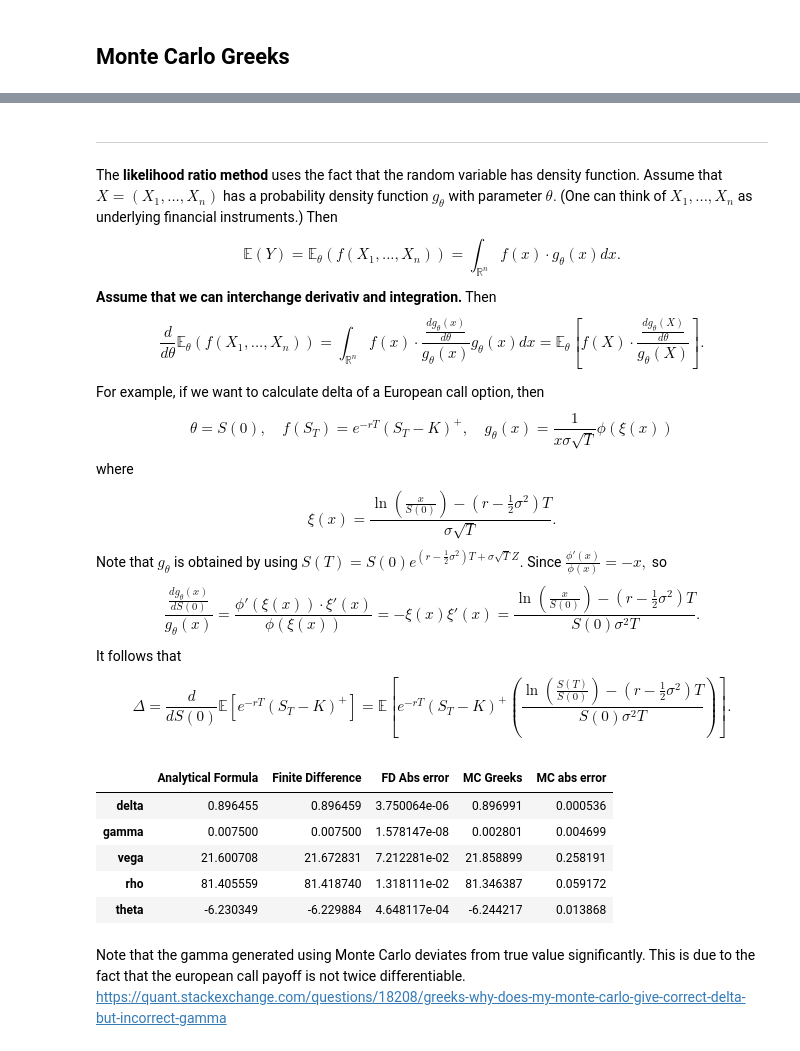
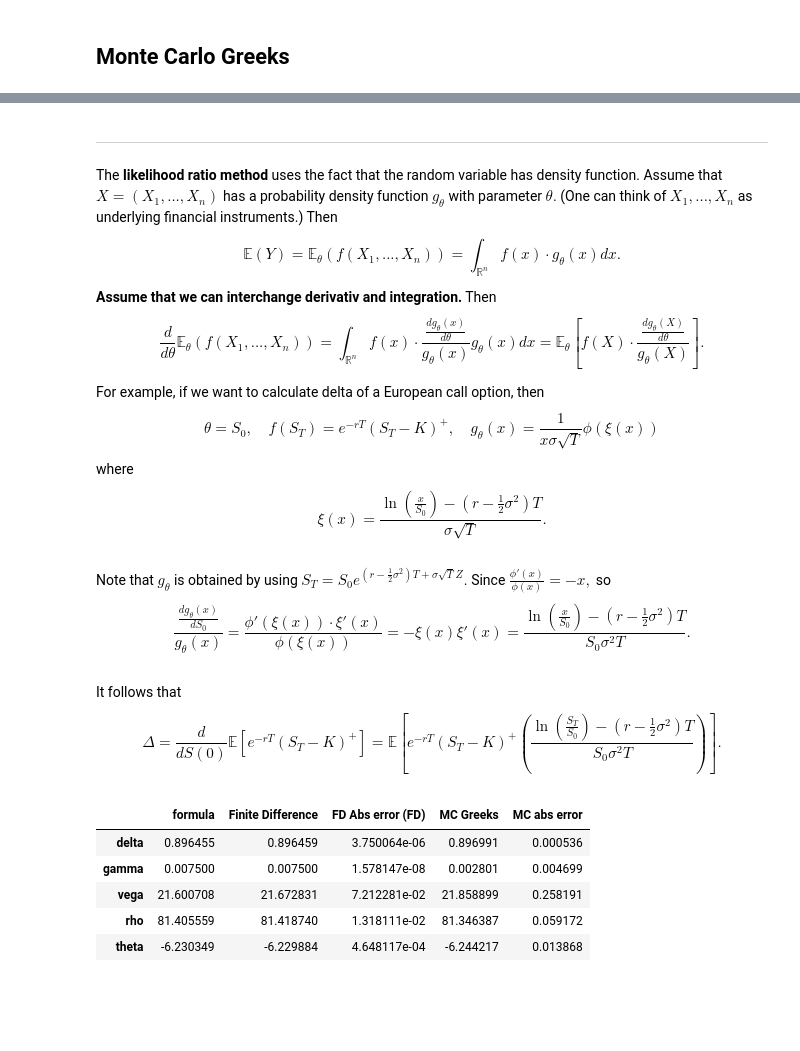
Before and after one commit to hongwai1920/Implement-Option-Pricing-Model-using-Python, a Jupyter notebook: 2. Vanilla Greeks using finite difference, pathwise derivative estimate and likelihood ratio methods.ipynb, the cells around one changed output, grey strips where cells are left out. Cells and saved outputs as stored; diff of their text form; code cells hidden in the pictures; blank space fills up the shorter version.

```diff
--- a/2. Vanilla Greeks using finite difference, pathwise derivative estimate and likelihood ratio methods.ipynb
+++ b/2. Vanilla Greeks using finite difference, pathwise derivative estimate and likelihood ratio methods.ipynb
@@ -330,21 +372,21 @@ Then
 $$\frac{d}{d\theta}\mathbb{E}_\theta(f(X_1,...,X_n)) = \int_{\mathbb{R}^n }f(x)\cdot \frac{ \frac{d g_\theta(x)}{d\theta} }{g_\theta(x)} g_\theta(x) dx = \mathbb{E}_\theta \left[ f(X) \cdot  \frac{ \frac{d g_\theta(X)}{d\theta} }{g_\theta(X)} \right].$$
 
 For example, if we want to calculate delta of a European call option, then
-$$\theta = S(0), \quad f(S_T) = e^{-rT} (S_T-K)^+, \quad g_\theta(x) = \frac{1}{x\sigma\sqrt{T}} \phi(\xi(x))$$
+$$\theta = S_0, \quad f(S_T) = e^{-rT} (S_T-K)^+, \quad g_\theta(x) = \frac{1}{x\sigma\sqrt{T}} \phi(\xi(x))$$
 where
-$$\xi(x) = \frac{ \ln \left( \frac{x}{S(0)} \right) - (r - \frac{1}{2}\sigma^2)T }{\sigma\sqrt{T}}.$$
-Note that $g_\theta$ is obtained by using $S(T) = S(0) e^{ (r - \frac{1}{2}\sigma^2)T + \sigma \sqrt{T} Z }.$
-Since $\frac{\phi'(x)}{\phi(x)} = -x,$ so
-$$ \frac{\frac{d g_\theta(x)}{d S(0)}}{g_\theta(x)} = \frac{\phi'(\xi(x))\cdot \xi'(x)}{\phi(\xi(x))} = -\xi(x) \xi'(x) = \frac{ \ln \left( \frac{x}{S(0)} \right) - (r - \frac{1}{2}\sigma^2)T }{ S(0)\sigma^2 T} .$$
-It follows that
-$$\Delta = \frac{d}{d S(0)}\mathbb{E} [e^{-rT} (S_T-K)^+] = \mathbb{E} \left[ e^{-rT}(S_T-K)^+ \left( \frac{ \ln \left( \frac{S(T)}{S(0)} \right) - (r - \frac{1}{2}\sigma^2)T }{ S(0)\sigma^2 T} \right)   \right].$$
+$$\xi(x) = \frac{ \ln \left( \frac{x}{S_0} \right) - (r - \frac{1}{2}\sigma^2)T }{\sigma\sqrt{T}}.$$
+# %% [markdown]
+Note that $g_\theta$ is obtained by using $S_T = S_0 e^{ (r - \frac{1}{2}\sigma^2)T + \sigma \sqrt{T} Z }.$
+Since $\frac{\phi'(x)}{\phi(x)} = -x,$ so
+$$ \frac{\frac{d g_\theta(x)}{d S_0}}{g_\theta(x)} = \frac{\phi'(\xi(x))\cdot \xi'(x)}{\phi(\xi(x))} = -\xi(x) \xi'(x) = \frac{ \ln \left( \frac{x}{S_0} \right) - (r - \frac{1}{2}\sigma^2)T }{ S_0\sigma^2 T} .$$
+# %% [markdown]
+It follows that
+$$\Delta = \frac{d}{d S(0)}\mathbb{E} [e^{-rT} (S_T-K)^+] = \mathbb{E} \left[ e^{-rT}(S_T-K)^+ \left( \frac{ \ln \left( \frac{S_T}{S_0} \right) - (r - \frac{1}{2}\sigma^2)T }{ S_0\sigma^2 T} \right)   \right].$$
 # %%
 # (ii)
 
 e = 0.001
 
-
-option_type = 'European call'
 S0 = 120
 K = 100
 r = 0.05
@@ -355,30 +397,45 @@ T = 1
 num_steps = 100
 num_paths = 17
 
+# apply Monte Carlo to approximate european call's greeks
+BS_mc_S_c = lambda x: black_scholes_monte_carlo_pricer('European call', S0 + x, K, r, d, sigma, T, num_steps, num_paths, False, 0)
+BS_mc_r_c = lambda x: black_scholes_monte_carlo_pricer('European call', S0, K, r + x, d, sigma, T, num_steps, num_paths, False, 0)
+BS_mc_vol_c = lambda x: black_scholes_monte_carlo_pricer('European call', S0, K, r, d, sigma + x, T, num_steps, num_paths, False, 0)
+BS_mc_T_c = lambda x: - black_scholes_monte_carlo_pricer('European call', S0, K, r, d, sigma, T + x, num_steps, num_paths, False, 0)
 
-BS_mc_S = lambda x: black_scholes_monte_carlo_pricer(option_type, S0 + x, K, r, d, sigma, T, num_steps, num_paths, False, 0)
-BS_mc_r = lambda x: black_scholes_monte_carlo_pricer(option_type, S0, K, r + x, d, sigma, T, num_steps, num_paths, False, 0)
-BS_mc_vol = lambda x: black_scholes_monte_carlo_pricer(option_type, S0, K, r, d, sigma + x, T, num_steps, num_paths, False, 0)
-BS_mc_T = lambda x: - black_scholes_monte_carlo_pricer(option_type, S0, K, r, d, sigma, T + x, num_steps, num_paths, False, 0)
+delta_mc_c = finite_difference(BS_mc_S_c, e)
+gamma_mc_c = finite_difference(BS_mc_S_c, e, True)
+vega_mc_c = finite_difference(BS_mc_vol_c, e)
+rho_mc_c = finite_difference(BS_mc_r_c, e)
+theta_mc_c = finite_difference(BS_mc_T_c, e)
 
-delta_mc = finite_difference(BS_mc_S, e)
-gamma_mc = finite_difference(BS_mc_S, e, True)
-vega_mc = finite_difference(BS_mc_vol, e)
-rho_mc = finite_difference(BS_mc_r, e)
-theta_mc = finite_difference(BS_mc_T, e)
+greeks_mc_c = [delta_mc_c, gamma_mc_c, vega_mc_c, rho_mc_c, theta_mc_c]
 
-greeks_mc = [delta_mc, gamma_mc, vega_mc, rho_mc, theta_mc]
+call_greeks['MC Greeks'] = greeks_mc_c
+call_greeks['MC abs error'] = np.abs(call_greeks.iloc[:, 0] - call_greeks.iloc[:,3])
 
-df['MC Greeks'] = greeks_mc
-df['MC abs error'] = np.abs(df.iloc[:, 0] - df.iloc[:,3])
+# apply Monte Carlo to approximate european put's greeks
+BS_mc_S_p = lambda x: black_scholes_monte_carlo_pricer('European put', S0 + x, K, r, d, sigma, T, num_steps, num_paths, False, 0)
+BS_mc_r_p = lambda x: black_scholes_monte_carlo_pricer('European put', S0, K, r + x, d, sigma, T, num_steps, num_paths, False, 0)
+BS_mc_vol_p = lambda x: black_scholes_monte_carlo_pricer('European put', S0, K, r, d, sigma + x, T, num_steps, num_paths, False, 0)
+BS_mc_T_p = lambda x: - black_scholes_monte_carlo_pricer('European put', S0, K, r, d, sigma, T + x, num_steps, num_paths, False, 0)
 
-df
+delta_mc_p = finite_difference(BS_mc_S_p, e)
+gamma_mc_p = finite_difference(BS_mc_S_p, e, True)
+vega_mc_p = finite_difference(BS_mc_vol_p, e)
+rho_mc_p = finite_difference(BS_mc_r_p, e)
+theta_mc_p = finite_difference(BS_mc_T_p, e)
+
+greeks_mc_p = [delta_mc_p, gamma_mc_p, vega_mc_p, rho_mc_p, theta_mc_p]
+
+put_greeks['MC Greeks'] = greeks_mc_p
+put_greeks['MC abs error'] = np.abs(put_greeks.iloc[:, 0] - put_greeks.iloc[:,3])
-# %% [output]
-|  | Analytical Formula | Finite Difference | FD Abs error | MC Greeks | MC abs error |
-| delta | 0.896455 | 0.896459 | 3.750064e-06 | 0.896991 | 0.000536 |
-| gamma | 0.007500 | 0.007500 | 1.578147e-08 | 0.002801 | 0.004699 |
-| vega | 21.600708 | 21.672831 | 7.212281e-02 | 21.858899 | 0.258191 |
-| rho | 81.405559 | 81.418740 | 1.318111e-02 | 81.346387 | 0.059172 |
-| theta | -6.230349 | -6.229884 | 4.648117e-04 | -6.244217 | 0.013868 |
-# %% [markdown]
-Note that the gamma generated using Monte Carlo deviates from true value significantly. This is due to the fact that the european call payoff is not twice differentiable. https://quant.stackexchange.com/questions/18208/greeks-why-does-my-monte-carlo-give-correct-delta-but-incorrect-gamma
+# %%
+call_greeks
+# %% [output]
+|  | formula | Finite Difference | FD Abs error (FD) | MC Greeks | MC abs error |
+| delta | 0.896455 | 0.896459 | 3.750064e-06 | 0.896991 | 0.000536 |
+| gamma | 0.007500 | 0.007500 | 1.578147e-08 | 0.002801 | 0.004699 |
+| vega | 21.600708 | 21.672831 | 7.212281e-02 | 21.858899 | 0.258191 |
+| rho | 81.405559 | 81.418740 | 1.318111e-02 | 81.346387 | 0.059172 |
+| theta | -6.230349 | -6.229884 | 4.648117e-04 | -6.244217 | 0.013868 |
```
Also changed, not shown: parts of 23 cells of this notebook.
